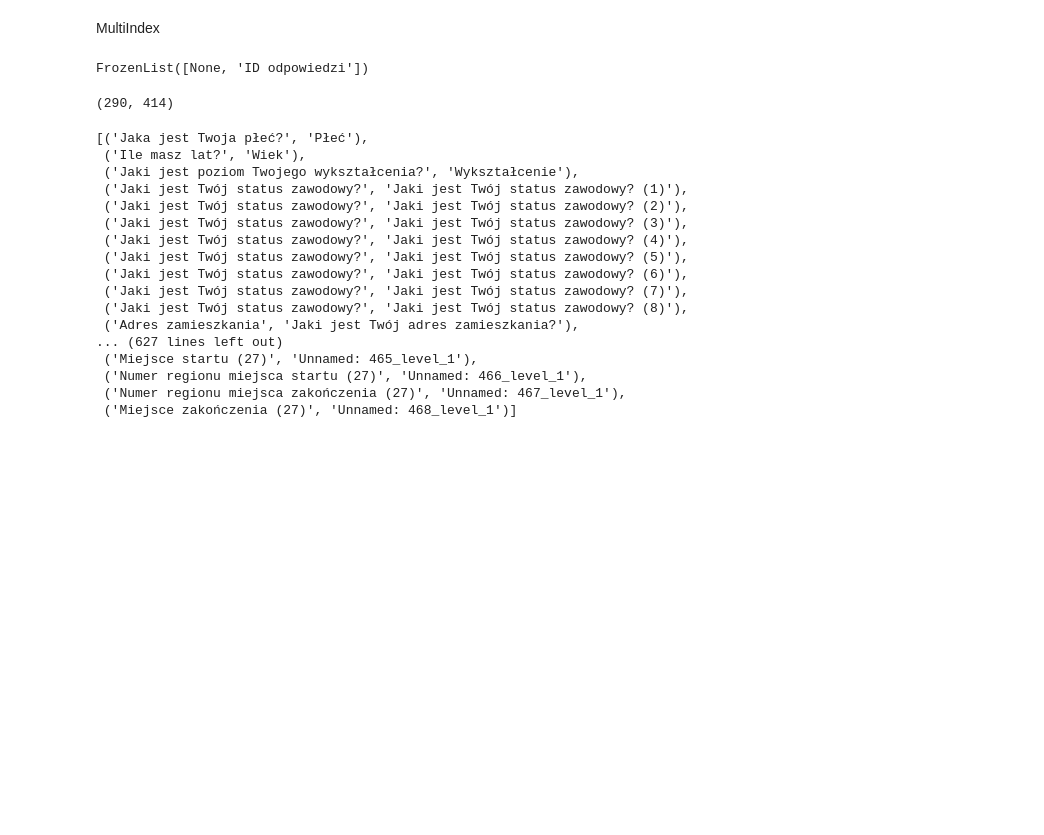
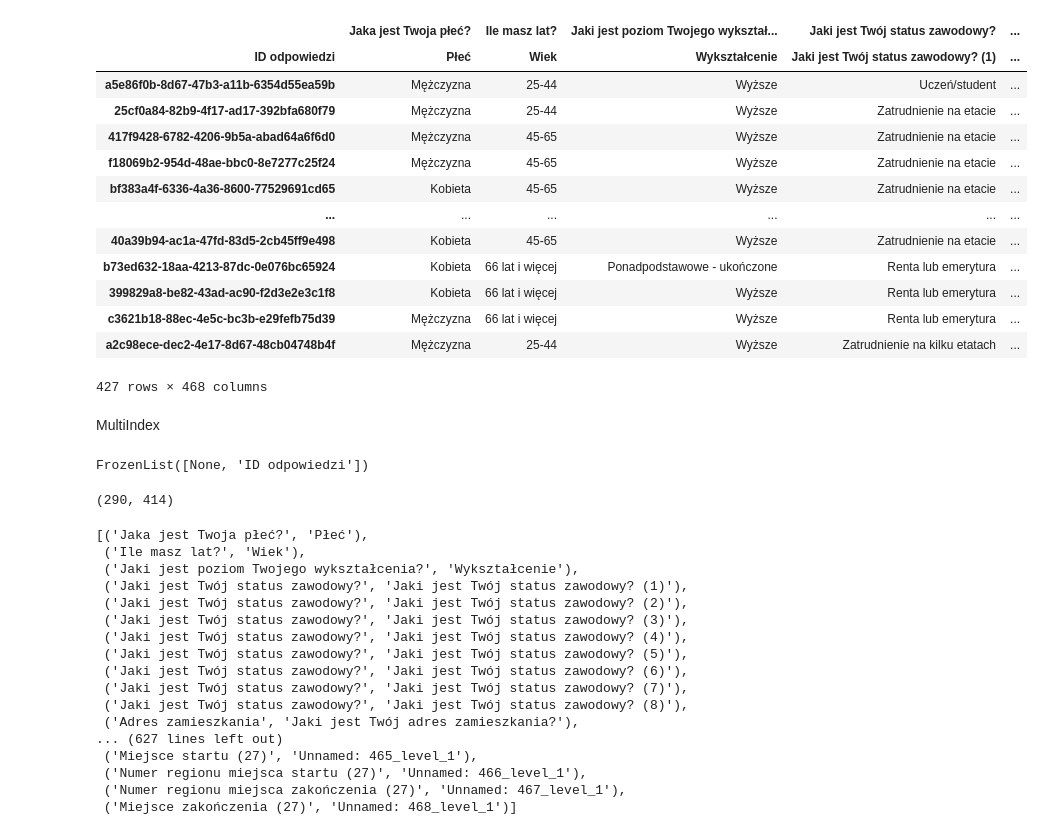
Before and after one commit to AgataSkibinska/urban-mobility-project, a Jupyter notebook: notebooks/data_exploration.ipynb, the cells around one changed output. Drawn from its saved outputs; the diff is of its cells as text; code cells hidden in the pictures; blank space fills up the shorter version.

```diff
--- a/notebooks/data_exploration.ipynb
+++ b/notebooks/data_exploration.ipynb
@@ -5,6 +5,22 @@ import plotly.express as px
 path = "../data/raw/KBR_Gadow_2019_bez_hasla.xlsx"
 # %%
 df = pd.read_excel(path, index_col=0, header=[0,1])
+df
+# %% [output]
+|  | Jaka jest Twoja płeć? | Ile masz lat? | Jaki jest poziom Twojego wykształ... | Jaki jest Twój status zawodowy? | ... |
+| ID odpowiedzi | Płeć | Wiek | Wykształcenie | Jaki jest Twój status zawodowy? (1) | ... |
+| a5e86f0b-8d67-47b3-a11b-6354d55ea59b | Mężczyzna | 25-44 | Wyższe | Uczeń/student | ... |
+| 25cf0a84-82b9-4f17-ad17-392bfa680f79 | Mężczyzna | 25-44 | Wyższe | Zatrudnienie na etacie | ... |
+| 417f9428-6782-4206-9b5a-abad64a6f6d0 | Mężczyzna | 45-65 | Wyższe | Zatrudnienie na etacie | ... |
+| f18069b2-954d-48ae-bbc0-8e7277c25f24 | Mężczyzna | 45-65 | Wyższe | Zatrudnienie na etacie | ... |
+| bf383a4f-6336-4a36-8600-77529691cd65 | Kobieta | 45-65 | Wyższe | Zatrudnienie na etacie | ... |
+| ... | ... | ... | ... | ... | ... |
+| 40a39b94-ac1a-47fd-83d5-2cb45ff9e498 | Kobieta | 45-65 | Wyższe | Zatrudnienie na etacie | ... |
+| b73ed632-18aa-4213-87dc-0e076bc65924 | Kobieta | 66 lat i więcej | Ponadpodstawowe - ukończone | Renta lub emerytura | ... |
+| 399829a8-be82-43ad-ac90-f2d3e2e3c1f8 | Kobieta | 66 lat i więcej | Wyższe | Renta lub emerytura | ... |
+| c3621b18-88ec-4e5c-bc3b-e29fefb75d39 | Mężczyzna | 66 lat i więcej | Wyższe | Renta lub emerytura | ... |
+| a2c98ece-dec2-4e17-8d67-48cb04748b4f | Mężczyzna | 25-44 | Wyższe | Zatrudnienie na kilku etatach | ... |
+427 rows × 468 columns
 # %% [markdown]
 MultiIndex
 # %%
```
Also changed, not shown: parts of 5 cells of this notebook, 2 other files.
